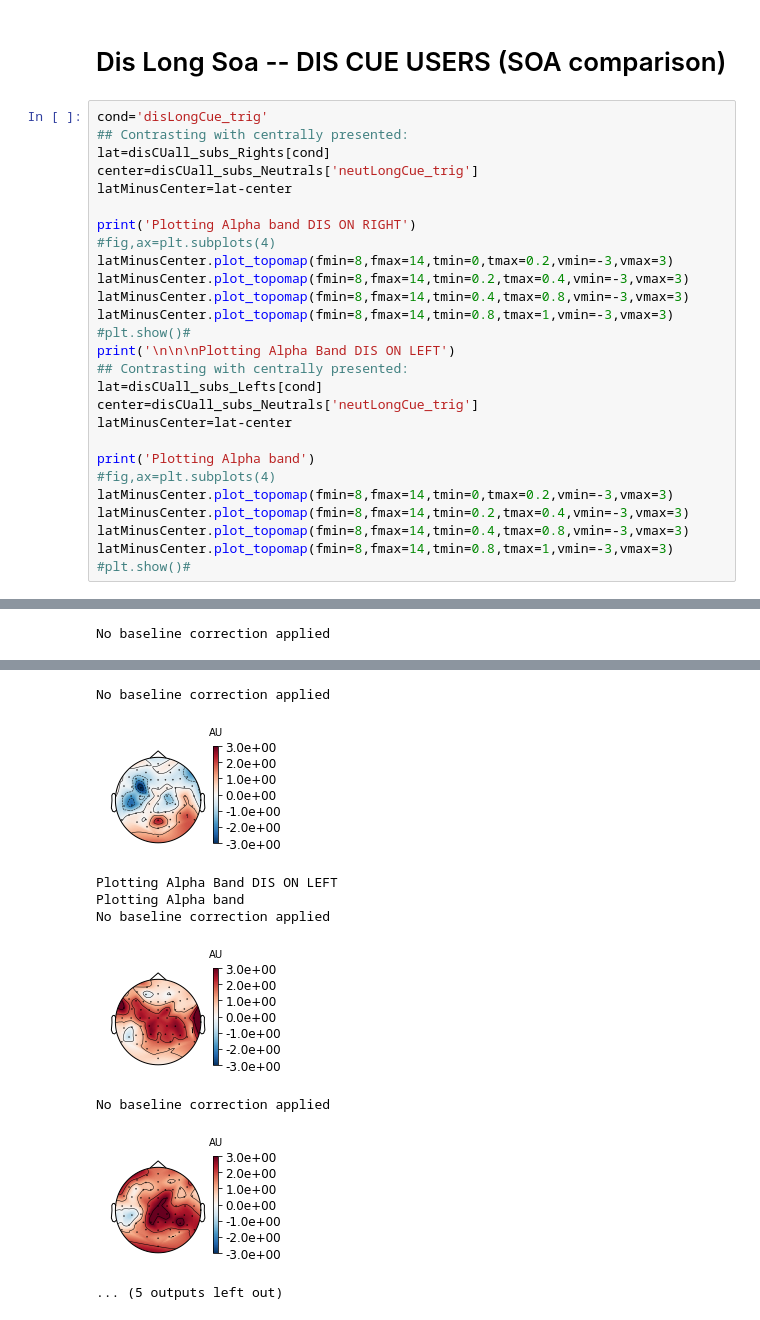
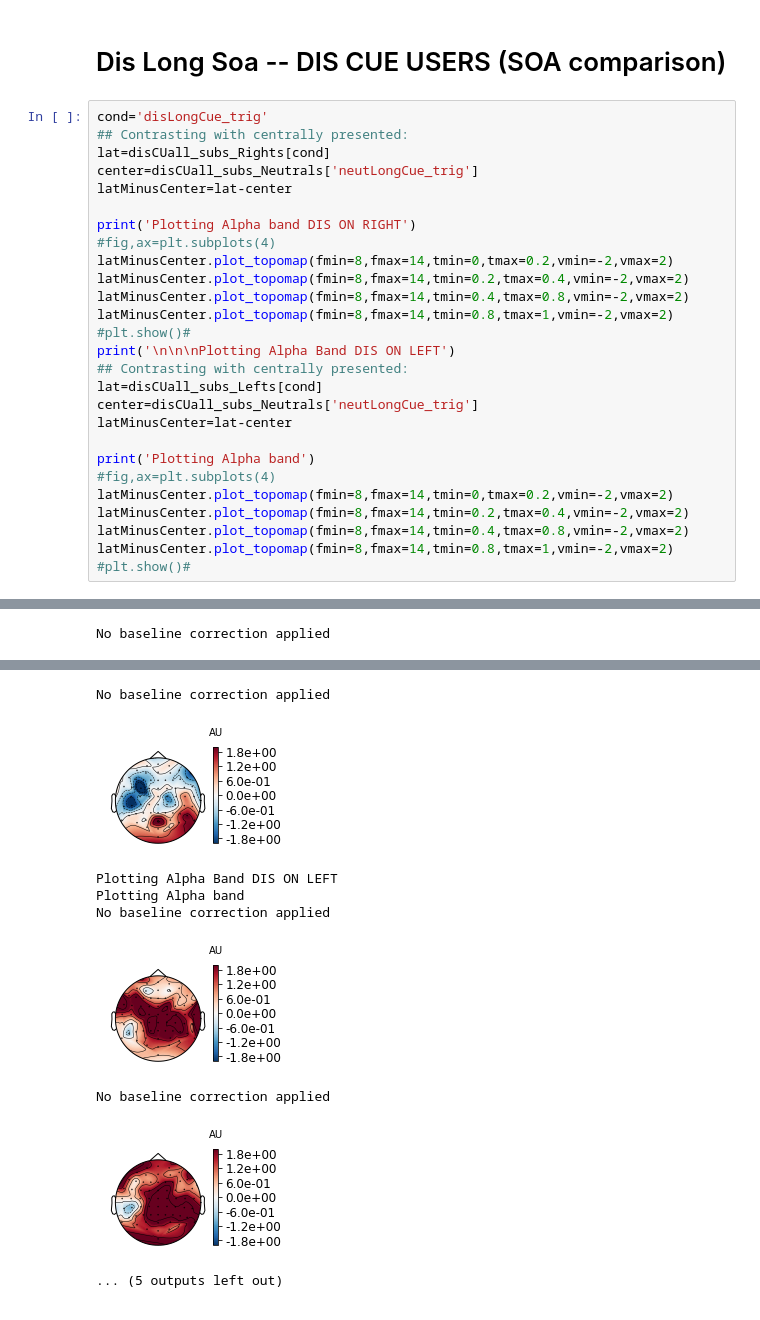
Before and after one commit to HwangLabNeuroCogDynamics/Alpha-Study, a Jupyter notebook: matching_brad/placeholders/separating_WhiteBears_from_CueUsers.ipynb, the cells around one changed output, grey strips where cells are left out. Drawn from its saved outputs; the diff is of its cells as text.

```diff
--- a/matching_brad/placeholders/separating_WhiteBears_from_CueUsers.ipynb
+++ b/matching_brad/placeholders/separating_WhiteBears_from_CueUsers.ipynb
@@ -1132,10 +1134,10 @@ latMinusCenter=lat-center
 
 print('Plotting Alpha band DIS ON RIGHT')
 #fig,ax=plt.subplots(4)
-latMinusCenter.plot_topomap(fmin=8,fmax=14,tmin=0,tmax=0.2,vmin=-3,vmax=3)
-latMinusCenter.plot_topomap(fmin=8,fmax=14,tmin=0.2,tmax=0.4,vmin=-3,vmax=3)
-latMinusCenter.plot_topomap(fmin=8,fmax=14,tmin=0.4,tmax=0.8,vmin=-3,vmax=3)
-latMinusCenter.plot_topomap(fmin=8,fmax=14,tmin=0.8,tmax=1,vmin=-3,vmax=3)
+latMinusCenter.plot_topomap(fmin=8,fmax=14,tmin=0,tmax=0.2,vmin=-2,vmax=2)
+latMinusCenter.plot_topomap(fmin=8,fmax=14,tmin=0.2,tmax=0.4,vmin=-2,vmax=2)
+latMinusCenter.plot_topomap(fmin=8,fmax=14,tmin=0.4,tmax=0.8,vmin=-2,vmax=2)
+latMinusCenter.plot_topomap(fmin=8,fmax=14,tmin=0.8,tmax=1,vmin=-2,vmax=2)
 #plt.show()#
 print('\n\n\nPlotting Alpha Band DIS ON LEFT')
 ## Contrasting with centrally presented:
@@ -1145,10 +1147,10 @@ latMinusCenter=lat-center
 
 print('Plotting Alpha band')
 #fig,ax=plt.subplots(4)
-latMinusCenter.plot_topomap(fmin=8,fmax=14,tmin=0,tmax=0.2,vmin=-3,vmax=3)
-latMinusCenter.plot_topomap(fmin=8,fmax=14,tmin=0.2,tmax=0.4,vmin=-3,vmax=3)
-latMinusCenter.plot_topomap(fmin=8,fmax=14,tmin=0.4,tmax=0.8,vmin=-3,vmax=3)
-latMinusCenter.plot_topomap(fmin=8,fmax=14,tmin=0.8,tmax=1,vmin=-3,vmax=3)
+latMinusCenter.plot_topomap(fmin=8,fmax=14,tmin=0,tmax=0.2,vmin=-2,vmax=2)
+latMinusCenter.plot_topomap(fmin=8,fmax=14,tmin=0.2,tmax=0.4,vmin=-2,vmax=2)
+latMinusCenter.plot_topomap(fmin=8,fmax=14,tmin=0.4,tmax=0.8,vmin=-2,vmax=2)
+latMinusCenter.plot_topomap(fmin=8,fmax=14,tmin=0.8,tmax=1,vmin=-2,vmax=2)
 #plt.show()#
 # %% [output]
 Plotting Alpha band DIS ON RIGHT
@@ -1161,9 +1163,9 @@ No baseline correction applied
 No baseline correction applied
-[figure, old version]
+[figure, new version]
 Plotting Alpha Band DIS ON LEFT
 Plotting Alpha band
 No baseline correction applied
-[figure, old version]
+[figure, new version]
 No baseline correction applied
-[figure, old version]
+[figure, new version]
 ... (5 outputs left out)
```
Also changed, not shown: parts of 4 cells of this notebook.
